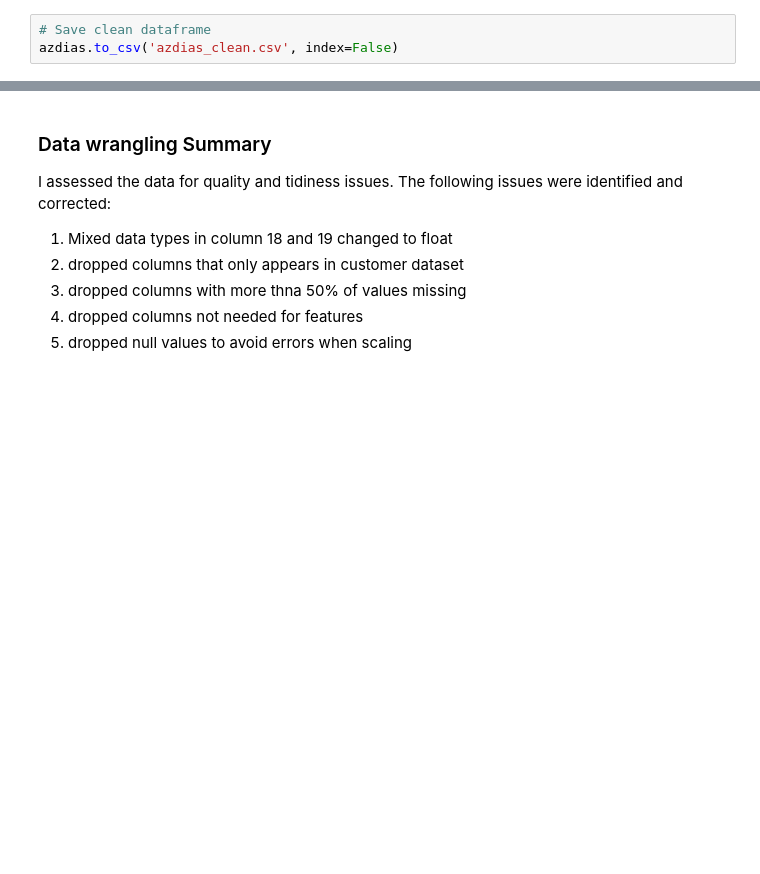
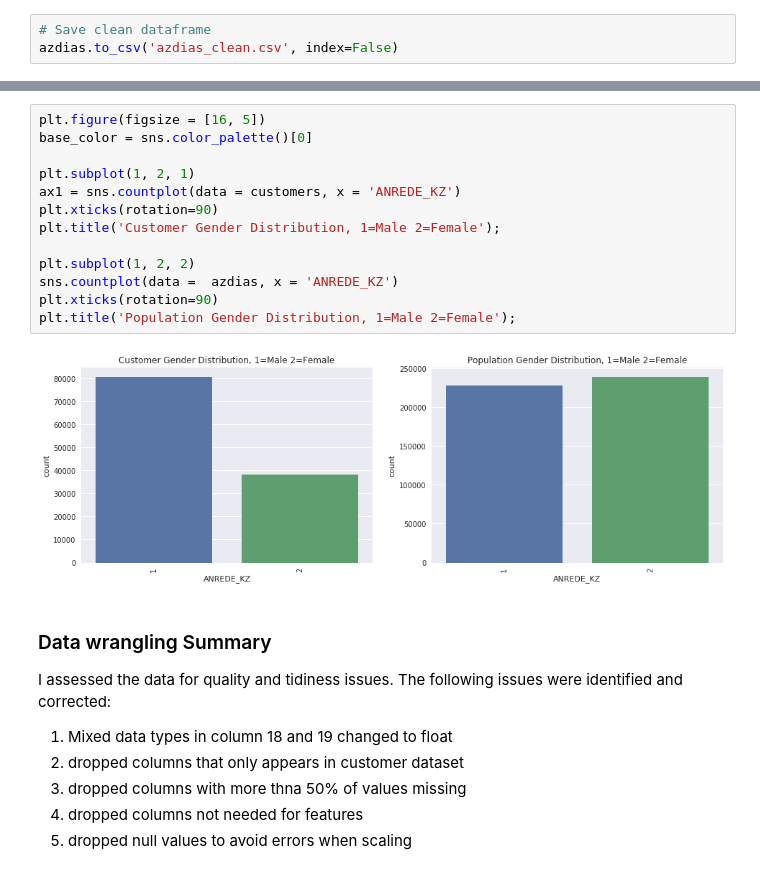
Before and after one commit to fmakayi/Arvato_Project, a Jupyter notebook: Arvato Project Workbook.ipynb, the cells around one changed output, grey strips where cells are left out. Saved outputs shown, nothing was run; the diff lists cells and outputs as text; blank space fills up the shorter version.

```diff
--- a/Arvato Project Workbook.ipynb
+++ b/Arvato Project Workbook.ipynb
@@ -281,3 +297,18 @@ azdias.to_csv('azdias_clean.csv', index=False)
+# %%
+plt.figure(figsize = [16, 5])
+base_color = sns.color_palette()[0]
+
+plt.subplot(1, 2, 1)
+ax1 = sns.countplot(data = customers, x = 'ANREDE_KZ')
+plt.xticks(rotation=90)
+plt.title('Customer Gender Distribution, 1=Male 2=Female');
+
+plt.subplot(1, 2, 2)
+sns.countplot(data =  azdias, x = 'ANREDE_KZ')
+plt.xticks(rotation=90)
+plt.title('Population Gender Distribution, 1=Male 2=Female');
+# %% [output]
+[figure, added]
 # %% [markdown]
 ###  Data wrangling Summary
 
```
Also changed, not shown: parts of 16 cells of this notebook, 9 other files.
